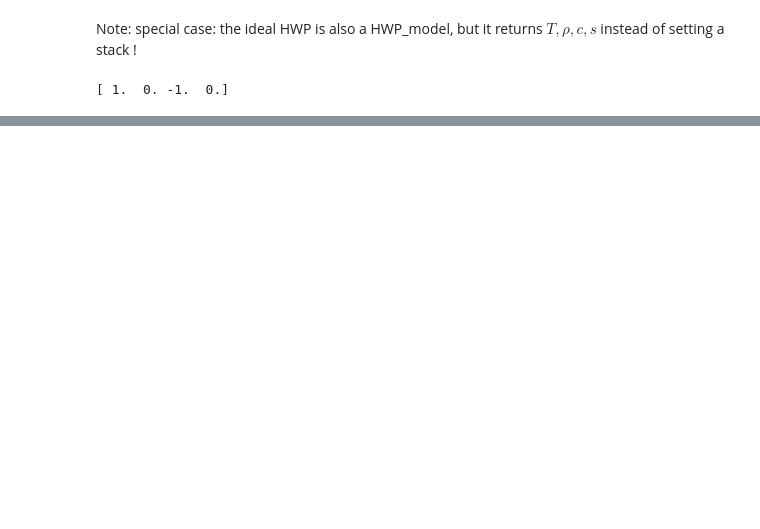
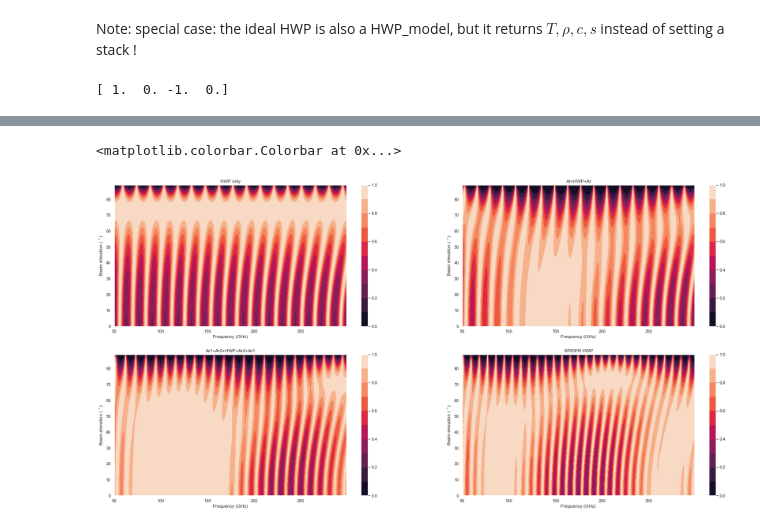
Before and after one commit to AdriJD/beamconv, a Jupyter notebook: notebooks/HWP_Class_tests.ipynb, the cells around one changed output, grey strips where cells are left out. Drawn from its saved outputs; the diff is of its cells as text; code cells hidden in the pictures; blank space fills up the shorter version.

```diff
--- a/notebooks/HWP_Class_tests.ipynb
+++ b/notebooks/HWP_Class_tests.ipynb
@@ -145,0 +192,25 @@ beamy.hwp_precomp_Mueller = beamy.hwp._choose_HWP_model(model_name='ideal')
+# %%
+fig, axes = plt.subplots(2, 2, figsize=(30,15))
+axes[0,0].set_xlabel('Frequency (GHz)')
+axes[0,0].set_ylabel(r'Beam elevation ($\:^\circ$)')
+axes[0,0].set_title('HWP only')
+axes[0,1].set_xlabel('Frequency (GHz)')
+axes[0,1].set_ylabel(r'Beam elevation ($\:^\circ$)')
+axes[0,1].set_title('Ar+HWP+Ar')
+axes[1,0].set_xlabel('Frequency (GHz)')
+axes[1,0].set_ylabel(r'Beam elevation ($\:^\circ$)')
+axes[1,0].set_title('Ar1+Ar2+HWP+Ar2+Ar1')
+axes[1,1].set_xlabel('Frequency (GHz)')
+axes[1,1].set_ylabel(r'Beam elevation ($\:^\circ$)')
+axes[1,1].set_title('SPIDER HWP')
+ul = axes[0,0].contourf(frequencies/1e9,elevations,Mis[:,:,0]/.5,10)
+plt.colorbar(ul, ax=axes[0,0])
+ur = axes[0,1].contourf(frequencies/1e9,elevations,Mis[:,:,1]/.5,10)
+plt.colorbar(ur, ax=axes[0,1])
+ll = axes[1,0].contourf(frequencies/1e9,elevations,Mis[:,:,2]/.5,10)
+plt.colorbar(ll, ax=axes[1,0])
+lr = axes[1,1].contourf(frequencies/1e9,elevations,Mis[:,:,3]/.5,10)
+plt.colorbar(lr, ax=axes[1,1])
+# %% [output]
+<matplotlib.colorbar.Colorbar at 0x...>
+[figure, added]
```
Also changed, not shown: parts of 6 cells of this notebook.
